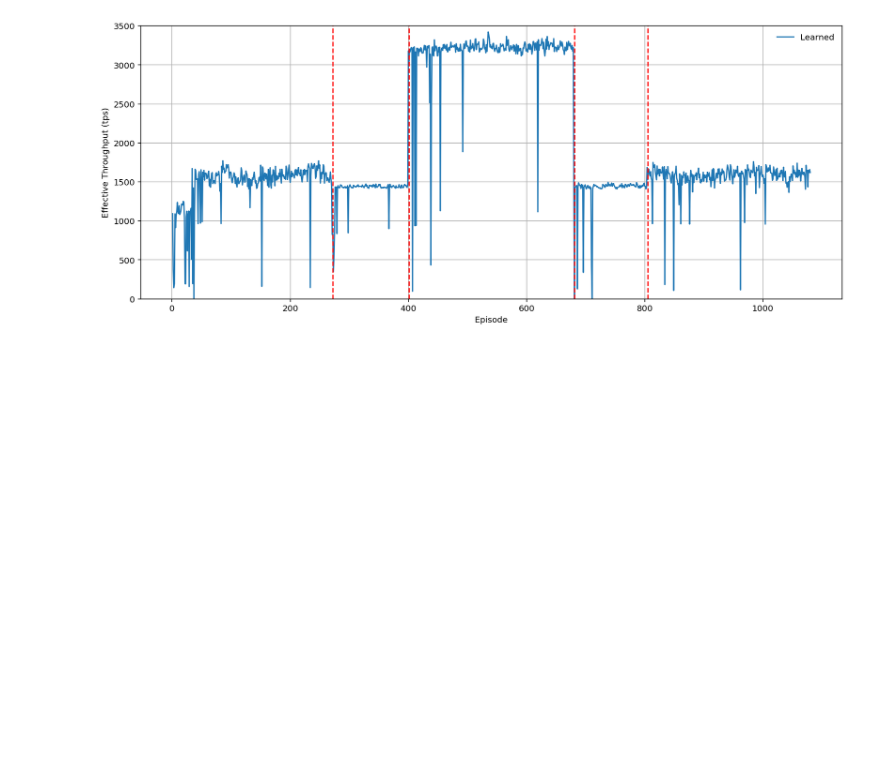
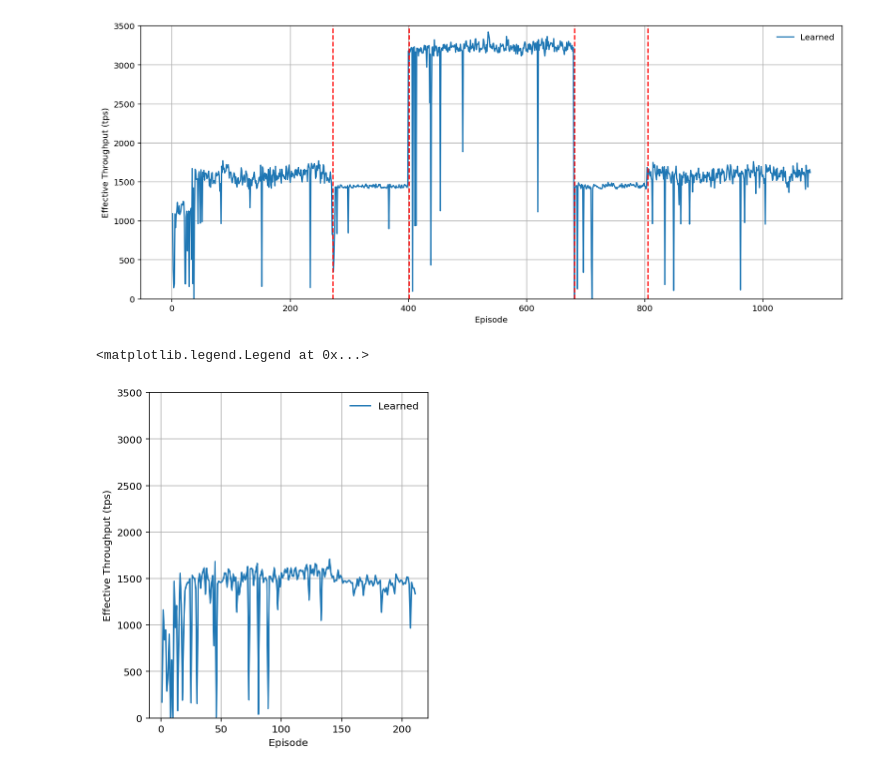
Before and after one commit to chenyuanwu/AdaChain, a Jupyter notebook: src/learning/evaluation.ipynb, the cells around one changed output. Saved outputs shown, nothing was run; the diff lists cells and outputs as text; code cells hidden in the pictures; blank space fills up the shorter version.

```diff
--- a/src/learning/evaluation.ipynb
+++ b/src/learning/evaluation.ipynb
@@ -126,3 +126,17 @@ plt.legend(frameon=False)
 # %% [output]
 <matplotlib.legend.Legend at 0x...>
 [figure]
+# %%
+df = pd.read_csv('data/eval2/ts_eval_2_first_10_random.csv')
+df.rename(columns=str.strip, inplace=True)
+
+plt.figure(figsize=(5, 6))
+plt.xlabel('Episode')
+plt.ylabel('Effective Throughput (tps)')
+plt.ylim(0, 3500)
+plt.plot(range(1, len(df) + 1), df['throughput'], label='Learned')
+plt.grid(True)
+plt.legend(frameon=False)
+# %% [output]
+<matplotlib.legend.Legend at 0x...>
+[figure, added]
```
Also changed, not shown: parts of 6 cells of this notebook, 4 other files.
